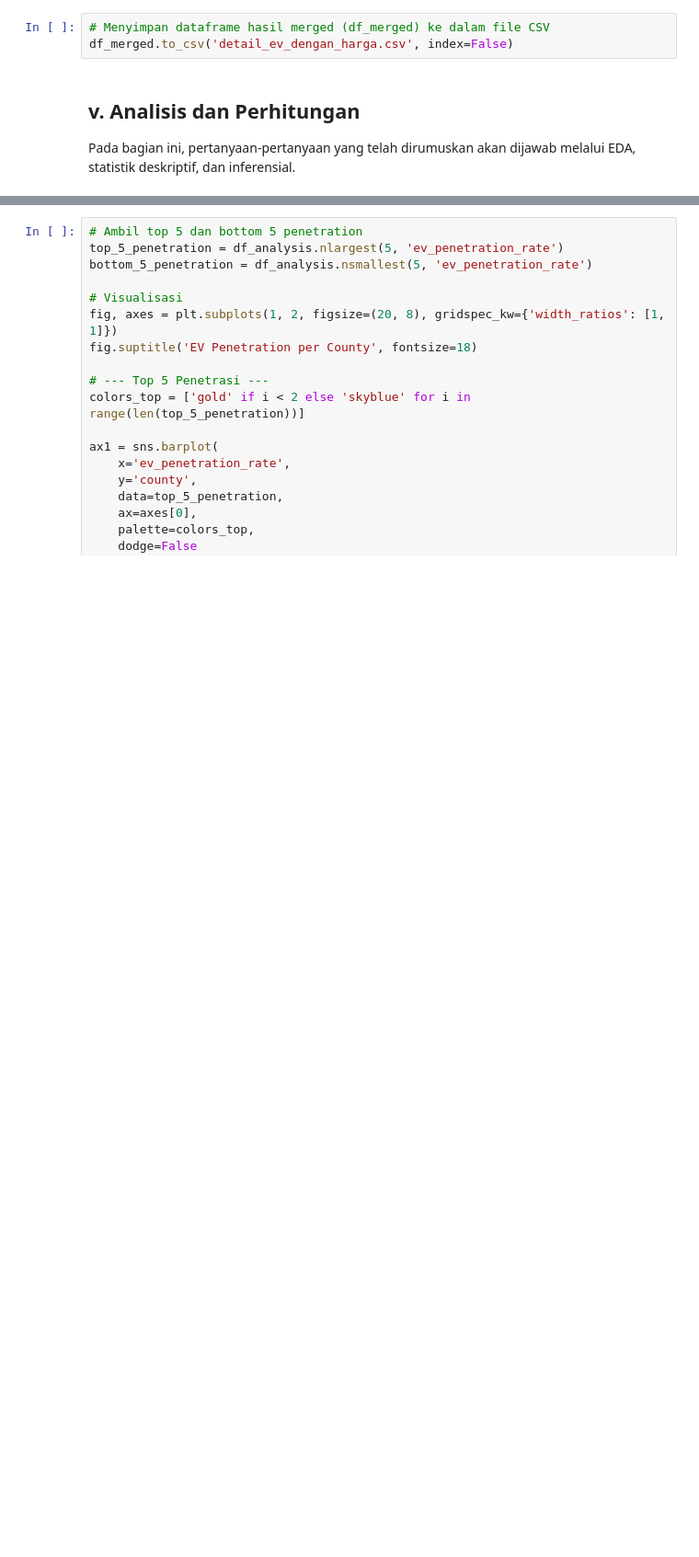
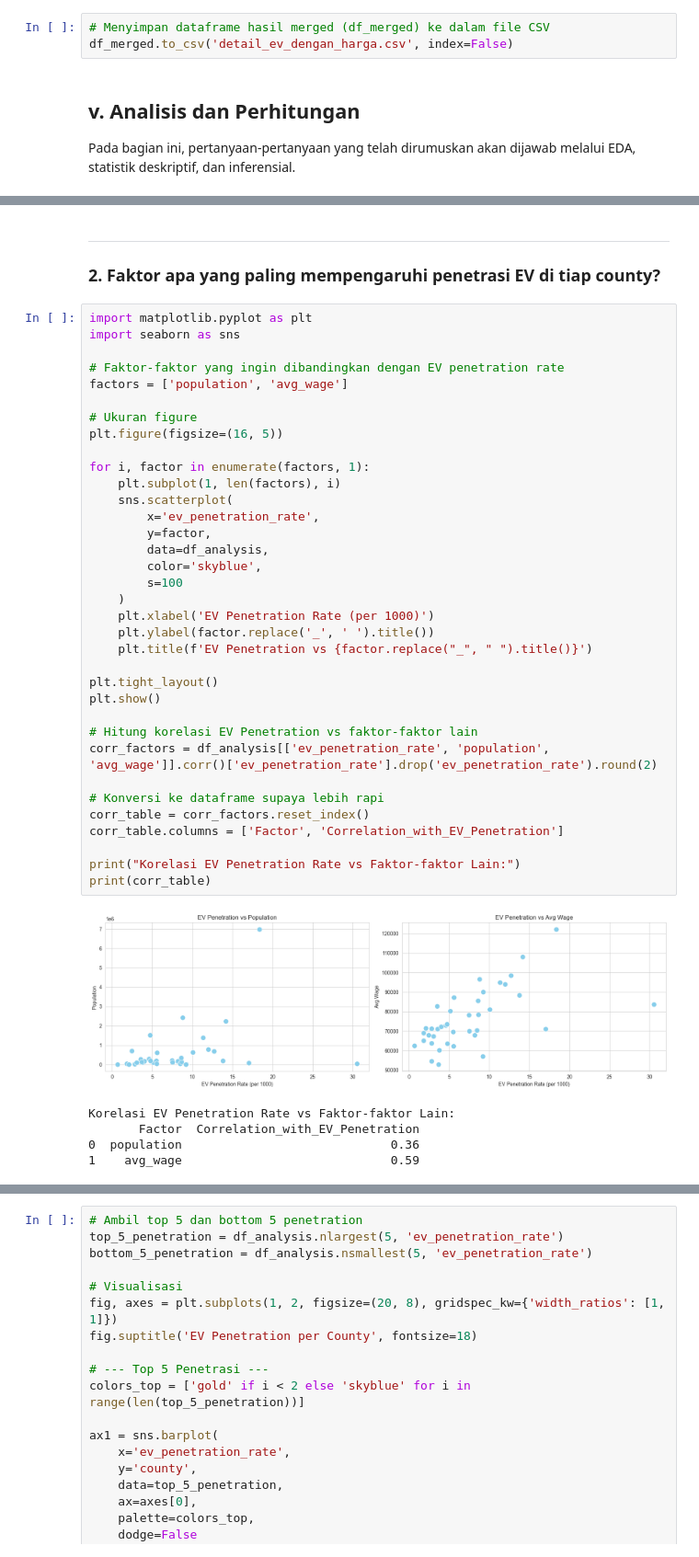
Before and after one commit to CODA-Assignment-Bay/final-project-coda-008-rmt-group-1, a Jupyter notebook: Data_analyst.ipynb, the cells around one changed output, grey strips where cells are left out. Shown at 92% size. Saved outputs shown, nothing was run; the diff lists cells and outputs as text; blank space fills up the shorter version.

```diff
--- a/Data_analyst.ipynb
+++ b/Data_analyst.ipynb
@@ -284,0 +275,44 @@ Analisis ini menyoroti gambaran harga dan performa EV, serta kondisi sosio-ekono
+# %% [markdown]
+---
+### **2. Faktor apa yang paling mempengaruhi penetrasi EV di tiap county?**
+# %%
+import matplotlib.pyplot as plt
+import seaborn as sns
+
+# Faktor-faktor yang ingin dibandingkan dengan EV penetration rate
+factors = ['population', 'avg_wage']
+
+# Ukuran figure
+plt.figure(figsize=(16, 5))
+
+for i, factor in enumerate(factors, 1):
+    plt.subplot(1, len(factors), i)
+    sns.scatterplot(
+        x='ev_penetration_rate',
+        y=factor,
+        data=df_analysis,
+        color='skyblue',
+        s=100
+    )
+    plt.xlabel('EV Penetration Rate (per 1000)')
+    plt.ylabel(factor.replace('_', ' ').title())
+    plt.title(f'EV Penetration vs {factor.replace("_", " ").title()}')
+
+plt.tight_layout()
+plt.show()
+
+# Hitung korelasi EV Penetration vs faktor-faktor lain
+corr_factors = df_analysis[['ev_penetration_rate', 'population', 'avg_wage']].corr()['ev_penetration_rate'].drop('ev_penetration_rate').round(2)
+
+# Konversi ke dataframe supaya lebih rapi
+corr_table = corr_factors.reset_index()
+corr_table.columns = ['Factor', 'Correlation_with_EV_Penetration']
+
+print("Korelasi EV Penetration Rate vs Faktor-faktor Lain:")
+print(corr_table)
+# %% [output]
+[figure, added]
+Korelasi EV Penetration Rate vs Faktor-faktor Lain:
+       Factor  Correlation_with_EV_Penetration
+0  population                             0.36
+1    avg_wage                             0.59
```
Also changed, not shown: parts of 25 cells of this notebook, 3 other files.
